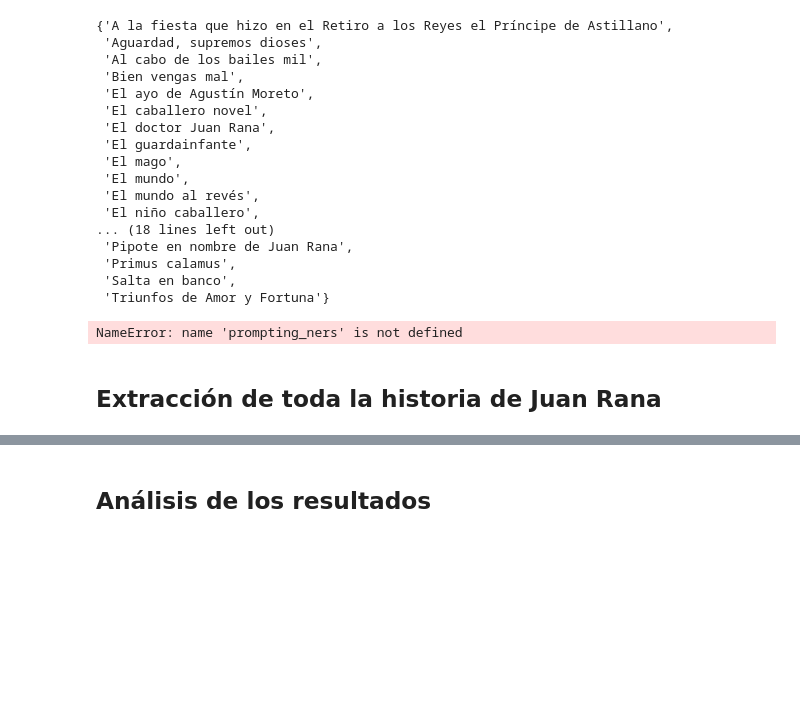
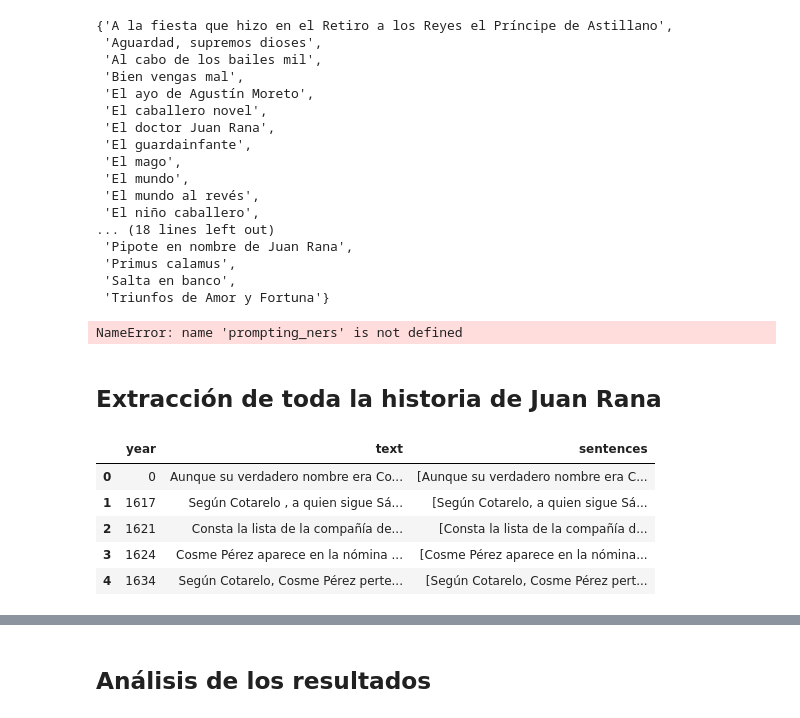
Before and after one commit to carlosochoaj/Automated-Relationship-Graph-with-DICAT-Database, a Jupyter notebook: Prompting/code/ner_extraction.ipynb, the cells around one changed output, grey strips where cells are left out. Cells and saved outputs as stored; diff of their text form; code cells hidden in the pictures; blank space fills up the shorter version.

```diff
--- a/Prompting/code/ner_extraction.ipynb
+++ b/Prompting/code/ner_extraction.ipynb
@@ -235,6 +235,20 @@ with open("../data/introduccion.txt", "r", encoding="utf-8") as fr:
 
 with open("../data/historia_juan_rana.txt", "r", encoding="utf-8") as fr:
     text += fr.read()
+
+import pandas as pd
+import ast
+
+data = pd.read_csv("../data/DicatJuanRana_w_sentences.csv", sep=";", encoding="utf-8", converters={"sentences": ast.literal_eval})
+# %%
+data.head()
+# %% [output]
+|  | year | text | sentences |
+| 0 | 0 | Aunque su verdadero nombre era Co... | [Aunque su verdadero nombre era C... |
+| 1 | 1617 | Según Cotarelo , a quien sigue Sá... | [Según Cotarelo, a quien sigue Sá... |
+| 2 | 1621 | Consta la lista de la compañía de... | [Consta la lista de la compañía d... |
+| 3 | 1624 | Cosme Pérez aparece en la nómina ... | [Cosme Pérez aparece en la nómina... |
+| 4 | 1634 | Según Cotarelo, Cosme Pérez perte... | [Según Cotarelo, Cosme Pérez pert... |
 # %%
 nlp = sp.load("es_core_news_lg")
 doc = nlp(text)
```
Also changed, not shown: parts of 6 cells of this notebook, 6 other files.
